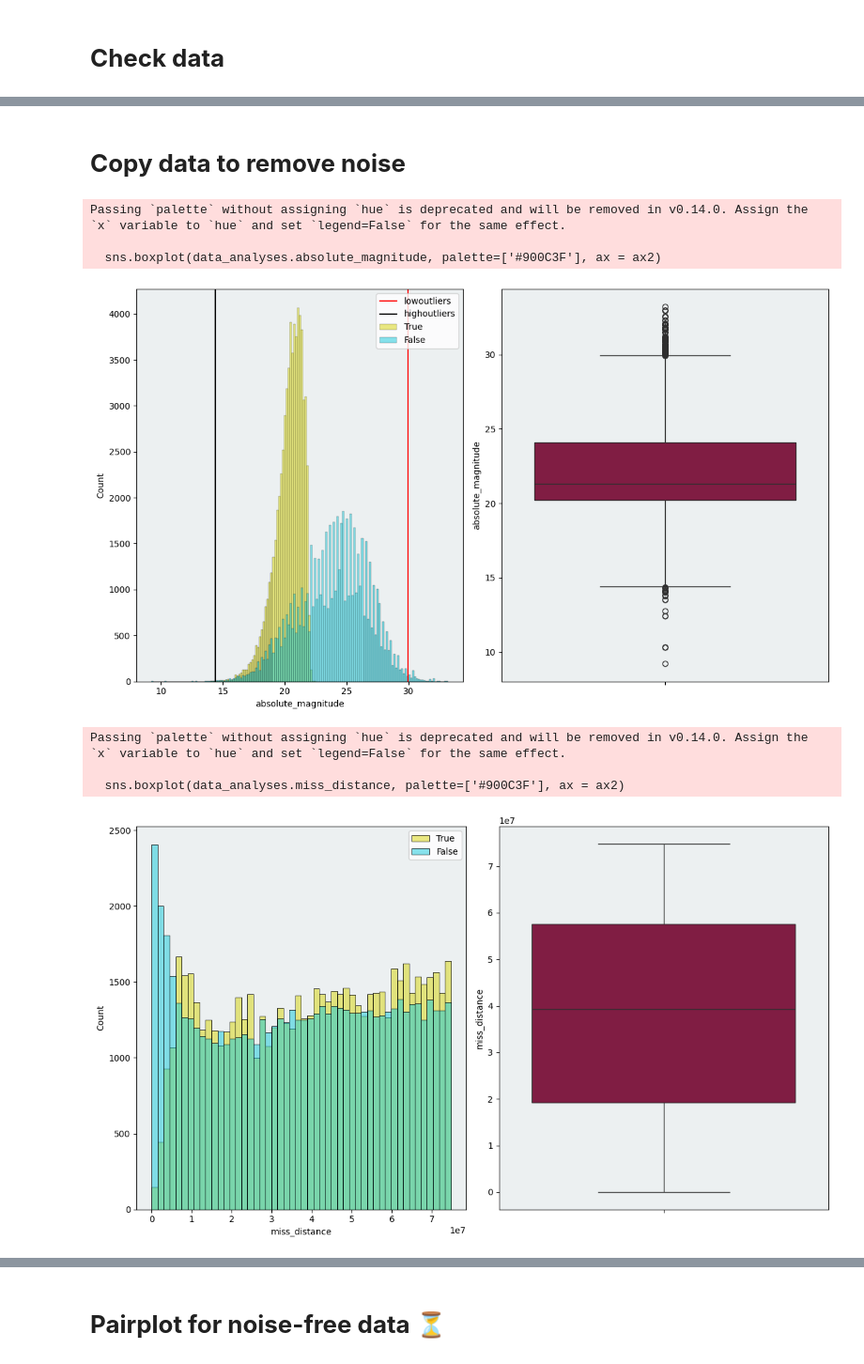
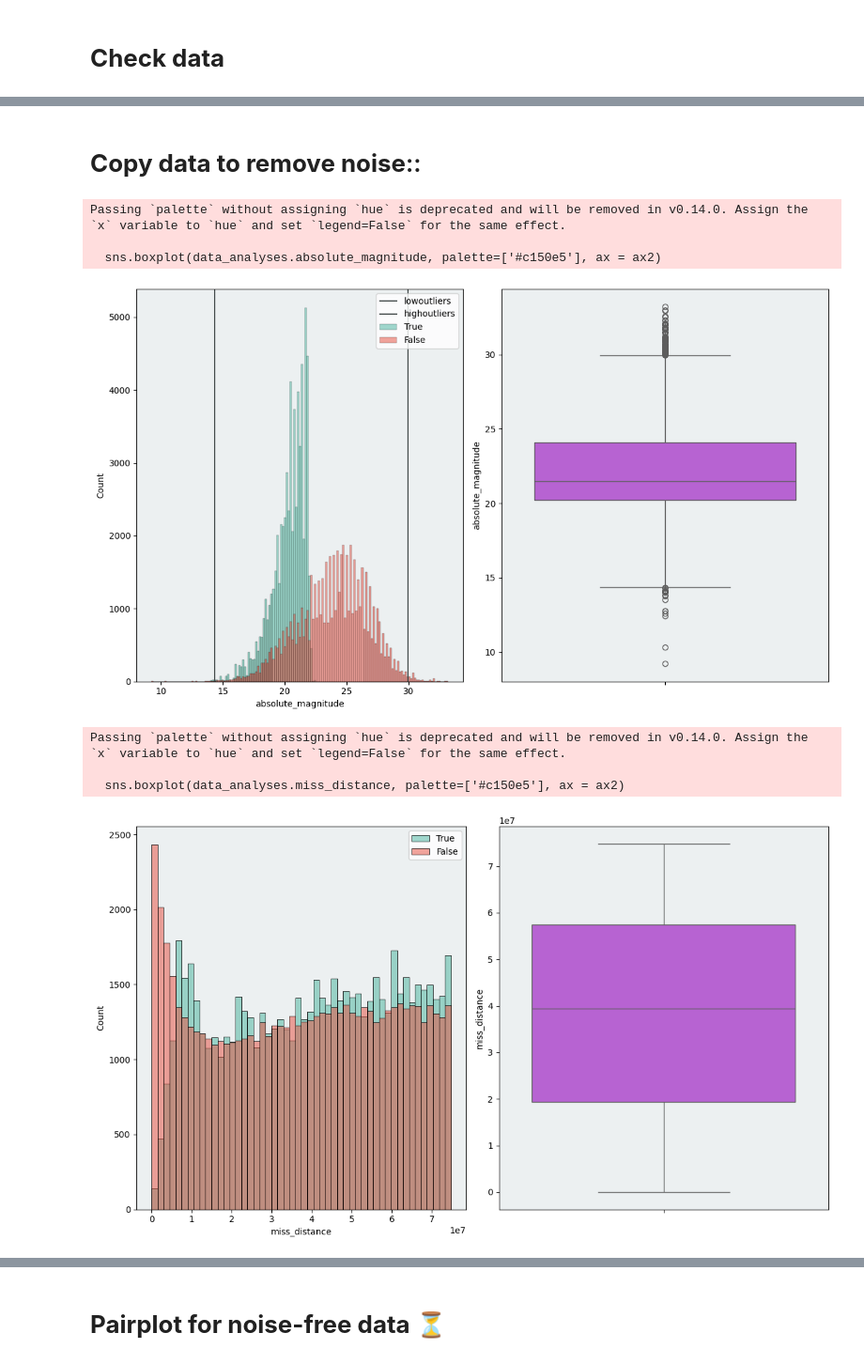
Before and after one commit to Atalu09H/Machine-learning, a Jupyter notebook: ml.ipynb, the cells around one changed output, grey strips where cells are left out. Shown at 94% size. Saved outputs shown, nothing was run; the diff lists cells and outputs as text; code cells hidden in the pictures.

```diff
--- a/ml.ipynb
+++ b/ml.ipynb
@@ -46,3 +51,5 @@ for column in ['orbiting_body', 'sentry_object', 'hazardous']:
     data[column] = pd.Categorical(data[column]).codes
 # %% [markdown]
 # **Balance target**
+# %%
+data_analyses , test_data = train_test_split(data , test_size = 0.2, random_state= 42)
@@ -53,2 +73,0 @@ data_balance['hazardous'] = target_balance
-# %%
-data_analyses , test_data = train_test_split(data_balance , test_size = 0.2)
@@ -54,0 +76,4 @@ data_analyses , test_data = train_test_split(data_balance , test_size = 0.2)
+# %%
+# # 1 --> 0
+df_minority_upsampled = resample(data_analyses[data_analyses.hazardous== 1], replace= True, n_samples= len(data_analyses[data_analyses.hazardous== 0]), random_state= 42)
+data_analyses = pd.concat([data_analyses[data_analyses.hazardous== 0], df_minority_upsampled])
@@ -69,7 +118,7 @@ data_analyses.describe()
 # %%
 data_analyses.drop(['sentry_object', 'orbiting_body'] , axis = 1 , inplace = True)
 # %% [markdown]
-# **Copy data to remove noise**
+# **Copy data to remove noise**::
 # %%
 data_noise = data_analyses
 # %%
@@ -77,11 +126,11 @@ lowoutliers  = data_analyses.absolute_magnitude.quantile(0.75) + (data_analyses.
 highoutliers = data_analyses.absolute_magnitude.quantile(0.25) - (data_analyses.absolute_magnitude.quantile(0.75) - data_analyses.absolute_magnitude.quantile(0.25)) * 1.5
 # %%
 fig , [ax1 , ax2] = plt.subplots(nrows = 1 , ncols = 2, figsize=(12, 7))
-sns.histplot(data_analyses , x = 'absolute_magnitude' , hue = 'hazardous', palette=['#13c9db', '#d8d508'], ax = ax1)
+sns.histplot(data_analyses , x = 'absolute_magnitude' , hue = 'hazardous', palette=['#e74c3c', '#45b39d'], ax = ax1)
 plt.gca().set_facecolor('#f0f0f0')
-ax1.axvline(x = lowoutliers, color='red')
-ax1.axvline(x = highoutliers, color='black')
-sns.boxplot(data_analyses.absolute_magnitude, palette=['#900C3F'], ax = ax2)
+ax1.axvline(x = lowoutliers, color='#424949')
+ax1.axvline(x = highoutliers, color='#424949')
+sns.boxplot(data_analyses.absolute_magnitude, palette=['#c150e5'], ax = ax2)
 ax1.legend(['lowoutliers', 'highoutliers', 'True' , 'False'])
 ax1.set_facecolor('#ecf0f1')
 ax2.set_facecolor('#ecf0f1')
@@ -90,26 +139,26 @@ plt.show()
 # %% [output]
 Passing `palette` without assigning `hue` is deprecated and will be removed in v0.14.0. Assign the `x` variable to `hue` and set `legend=False` for the same effect.
 
-  sns.boxplot(data_analyses.absolute_magnitude, palette=['#900C3F'], ax = ax2)
+  sns.boxplot(data_analyses.absolute_magnitude, palette=['#c150e5'], ax = ax2)
-[figure, old version]
+[figure, new version]
 # %%
 data_noise = data_noise[data_noise['absolute_magnitude']<= lowoutliers]
 data_noise = data_noise[data_noise['absolute_magnitude']>= highoutliers]
 # %%
 fig , [ax1 , ax2] = plt.subplots(nrows = 1 , ncols = 2, figsize=(12, 7))
-sns.histplot(data_analyses , x = 'miss_distance' , hue = 'hazardous', palette=['#13c9db', '#d8d508'], ax = ax1)
-sns.boxplot(data_analyses.miss_distance, palette=['#900C3F'], ax = ax2)
+sns.histplot(data_analyses , x = 'miss_distance' , hue = 'hazardous', palette=['#e74c3c', '#45b39d'], ax = ax1)
+sns.boxplot(data_analyses.miss_distance, palette=['#c150e5'], ax = ax2)
 ax1.legend(['True' , 'False'])
-plt.gca().set_facecolor('#ecf0f1')
+plt.gca().set_facecolor('#424949')
 plt.tight_layout()
 ax1.set_facecolor('#ecf0f1')
 ax2.set_facecolor('#ecf0f1')
 plt.show()
 # %% [output]
 Passing `palette` without assigning `hue` is deprecated and will be removed in v0.14.0. Assign the `x` variable to `hue` and set `legend=False` for the same effect.
 
-  sns.boxplot(data_analyses.miss_distance, palette=['#900C3F'], ax = ax2)
+  sns.boxplot(data_analyses.miss_distance, palette=['#c150e5'], ax = ax2)
-[figure, old version]
+[figure, new version]
 # %%
 lowoutliers2  = data_analyses.relative_velocity.quantile(0.75) + (data_analyses.relative_velocity.quantile(0.75) - data_analyses.relative_velocity.quantile(0.25)) * 1.5
 # %%
```
Also changed, not shown: parts of 38 cells of this notebook.
